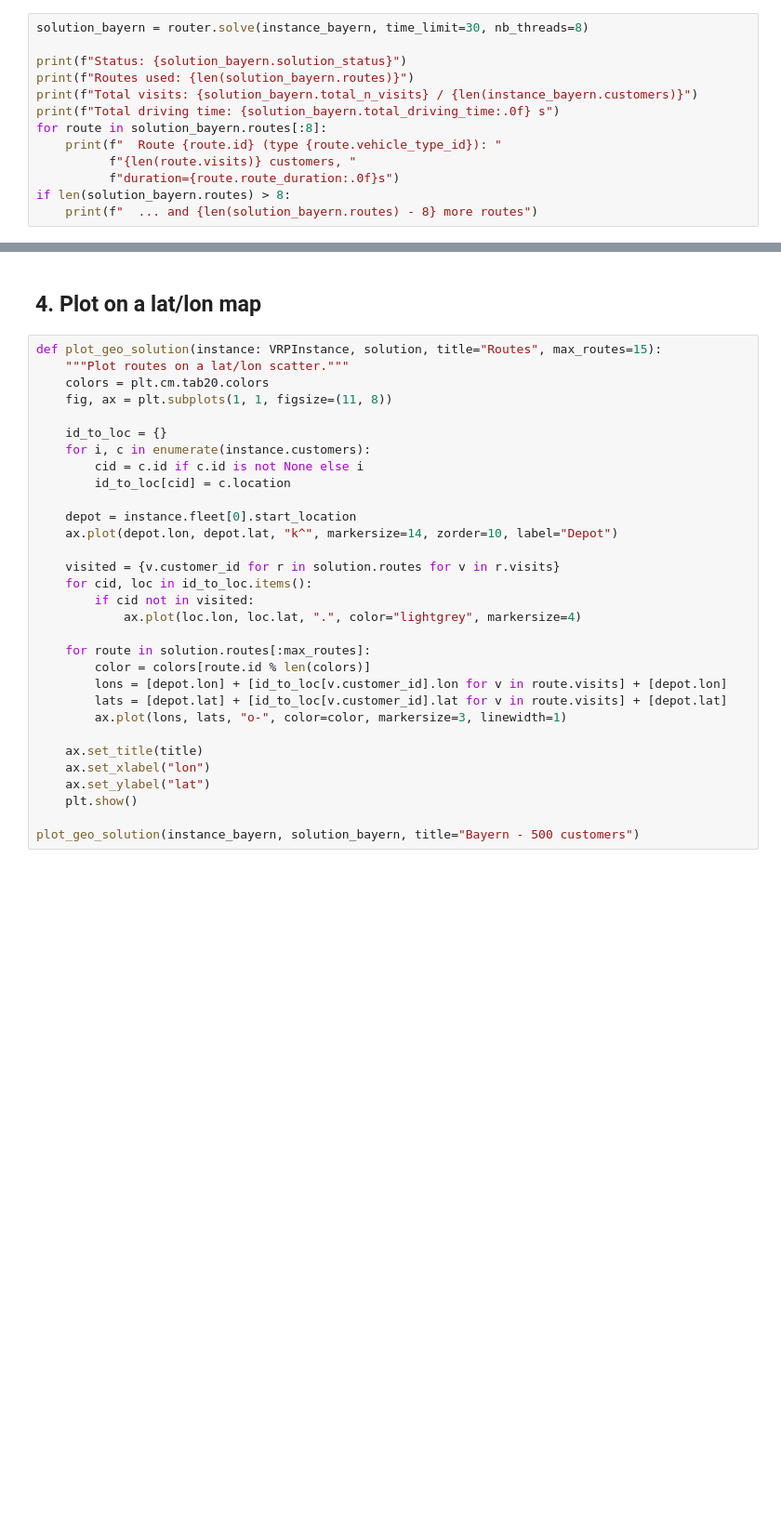
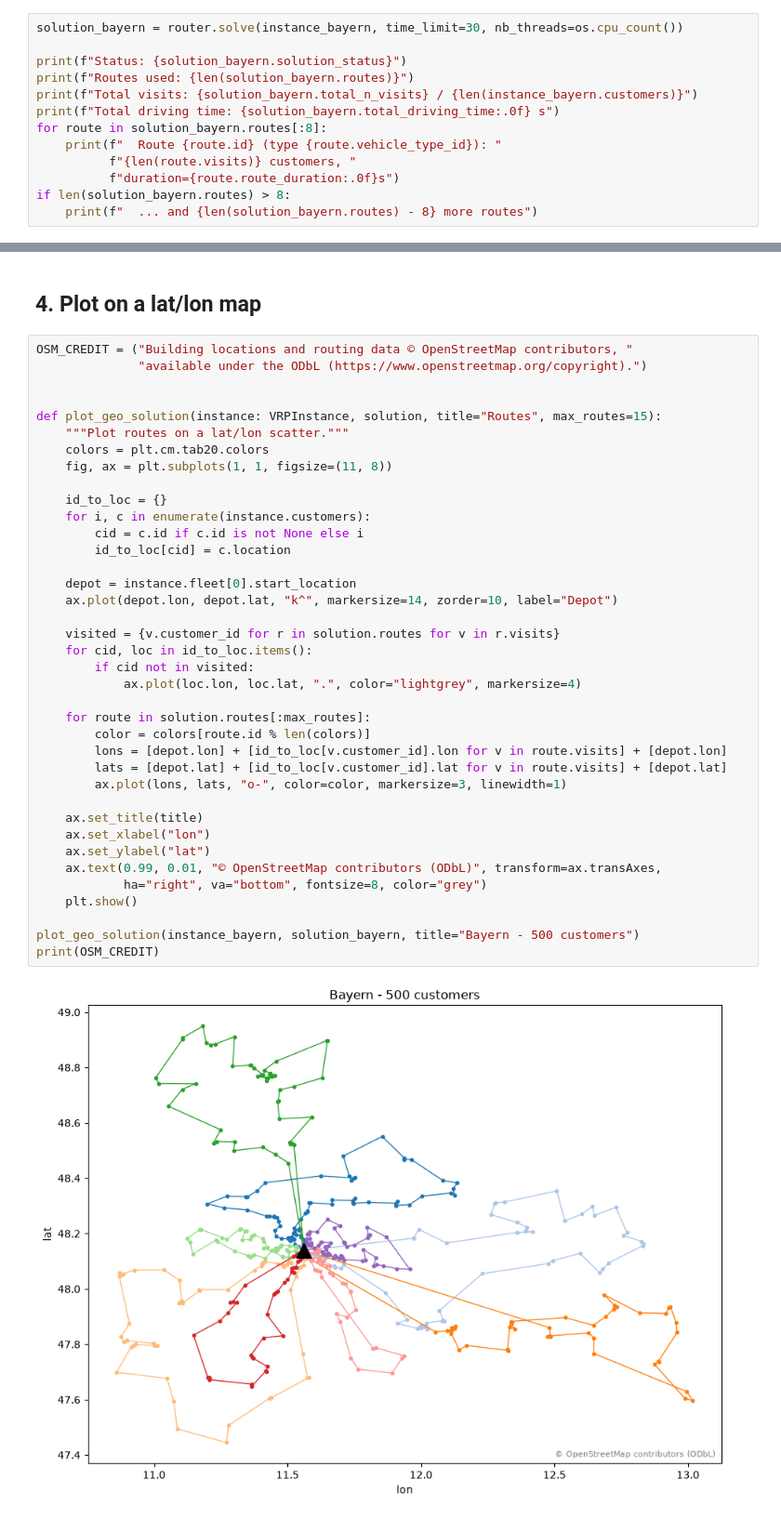
Before and after one commit to terra-quantum-public/tqrouting-examples, a Jupyter notebook: tutorials/real_world_osrm.ipynb, the cells around one changed output, grey strips where cells are left out. Shown at 93% size. Drawn from its saved outputs; the diff is of its cells as text; blank space fills up the shorter version.

```diff
--- a/tutorials/real_world_osrm.ipynb
+++ b/tutorials/real_world_osrm.ipynb
@@ -97,7 +141,7 @@ print(f"  sample duration [0->1]: {instance_bayern.duration_matrix[0][1]:.0f} s"
 # %% [markdown]
 ## 3. Solve
 # %%
-solution_bayern = router.solve(instance_bayern, time_limit=30, nb_threads=8)
+solution_bayern = router.solve(instance_bayern, time_limit=30, nb_threads=os.cpu_count())
 
 print(f"Status: {solution_bayern.solution_status}")
 print(f"Routes used: {len(solution_bayern.routes)}")
@@ -112,33 +172,42 @@ if len(solution_bayern.routes) > 8:
 # %% [markdown]
 ## 4. Plot on a lat/lon map
 # %%
+OSM_CREDIT = ("Building locations and routing data © OpenStreetMap contributors, "
+              "available under the ODbL (https://www.openstreetmap.org/copyright).")
+
+
 def plot_geo_solution(instance: VRPInstance, solution, title="Routes", max_routes=15):
     """Plot routes on a lat/lon scatter."""
     colors = plt.cm.tab20.colors
     fig, ax = plt.subplots(1, 1, figsize=(11, 8))
 
     id_to_loc = {}
     for i, c in enumerate(instance.customers):
         cid = c.id if c.id is not None else i
         id_to_loc[cid] = c.location
 
     depot = instance.fleet[0].start_location
     ax.plot(depot.lon, depot.lat, "k^", markersize=14, zorder=10, label="Depot")
 
     visited = {v.customer_id for r in solution.routes for v in r.visits}
     for cid, loc in id_to_loc.items():
         if cid not in visited:
             ax.plot(loc.lon, loc.lat, ".", color="lightgrey", markersize=4)
 
     for route in solution.routes[:max_routes]:
         color = colors[route.id % len(colors)]
         lons = [depot.lon] + [id_to_loc[v.customer_id].lon for v in route.visits] + [depot.lon]
         lats = [depot.lat] + [id_to_loc[v.customer_id].lat for v in route.visits] + [depot.lat]
         ax.plot(lons, lats, "o-", color=color, markersize=3, linewidth=1)
 
     ax.set_title(title)
     ax.set_xlabel("lon")
     ax.set_ylabel("lat")
+    ax.text(0.99, 0.01, "© OpenStreetMap contributors (ODbL)", transform=ax.transAxes,
+            ha="right", va="bottom", fontsize=8, color="grey")
     plt.show()
 
 plot_geo_solution(instance_bayern, solution_bayern, title="Bayern - 500 customers")
+print(OSM_CREDIT)
+# %% [output]
+[figure, added]
```
Also changed, not shown: parts of 8 cells of this notebook, 7 other files.
